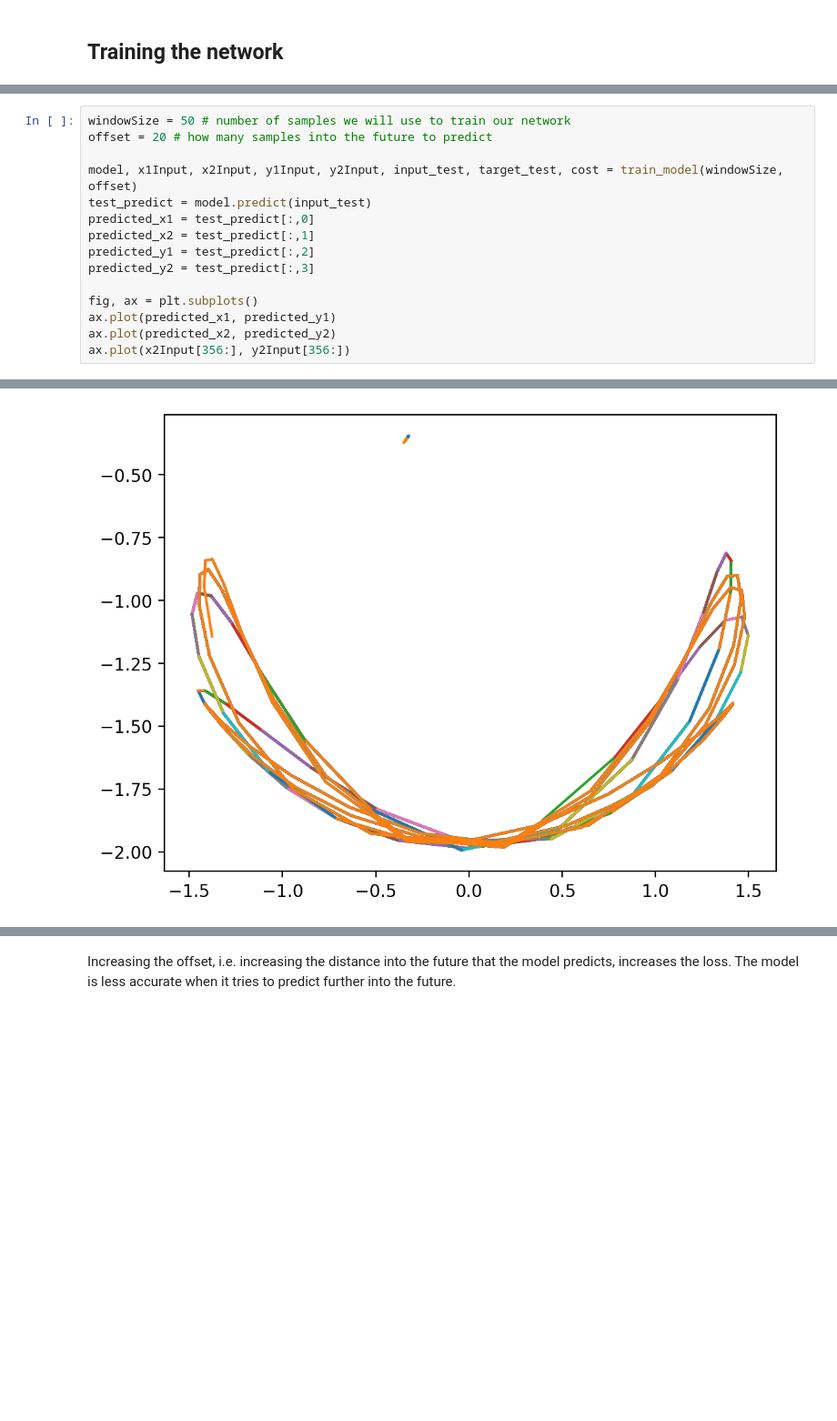
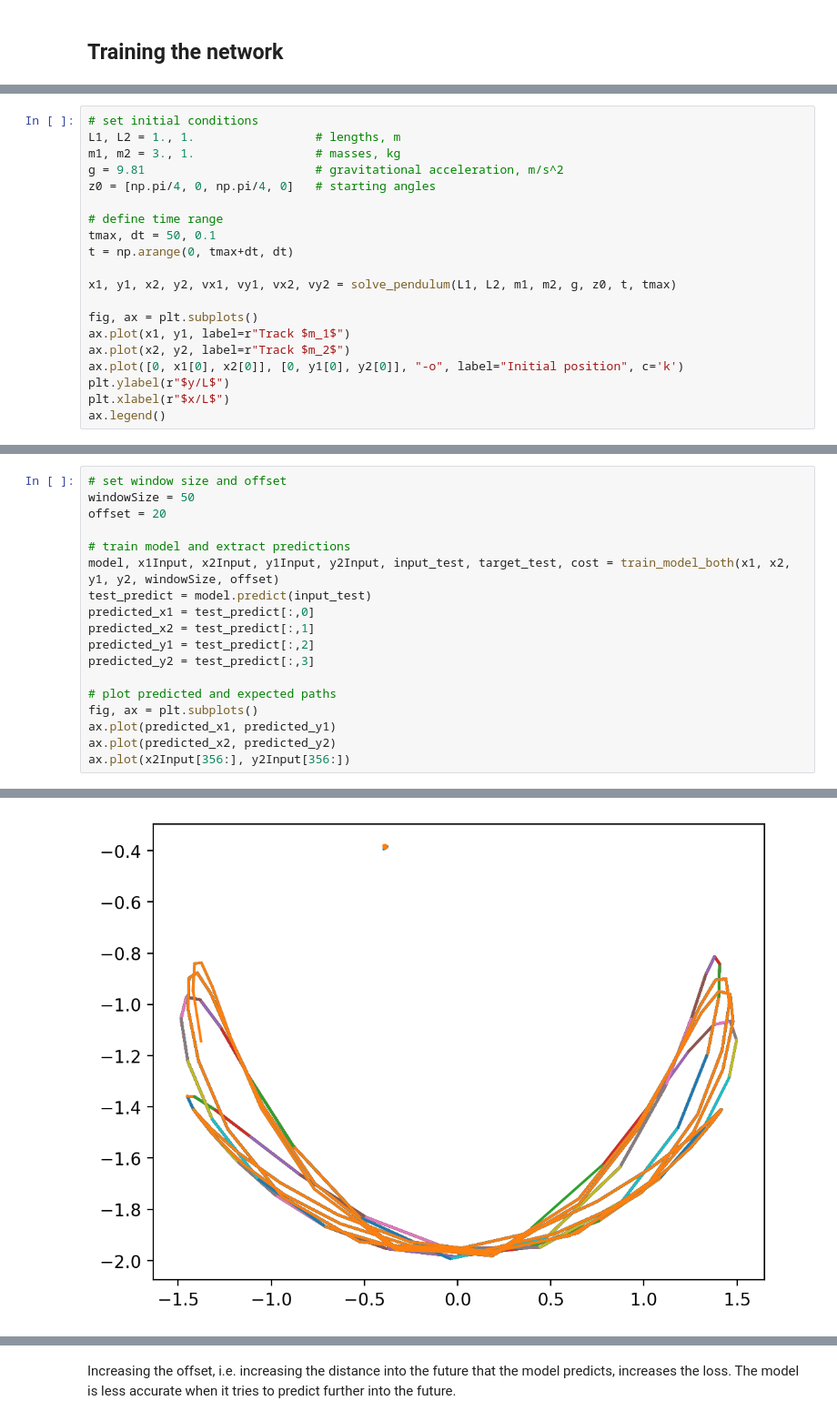
Before and after one commit to rhtweedie/ml_assignments, a Jupyter notebook: assignments/Week6_DoublePendulum.ipynb, the cells around one changed output, grey strips where cells are left out. Shown at 91% size. Saved outputs shown, nothing was run; the diff lists cells and outputs as text; blank space fills up the shorter version.

Commit message:
Train for different start angles; add commentary

```diff
--- a/assignments/Week6_DoublePendulum.ipynb
+++ b/assignments/Week6_DoublePendulum.ipynb
@@ -206,0 +257,20 @@ def train_model(windowSize, offset):
+# %%
+# set initial conditions
+L1, L2 = 1., 1.                 # lengths, m
+m1, m2 = 3., 1.                 # masses, kg
+g = 9.81                        # gravitational acceleration, m/s^2
+z0 = [np.pi/4, 0, np.pi/4, 0]   # starting angles
+
+# define time range
+tmax, dt = 50, 0.1
+t = np.arange(0, tmax+dt, dt)
+
+x1, y1, x2, y2, vx1, vy1, vx2, vy2 = solve_pendulum(L1, L2, m1, m2, g, z0, t, tmax)
+
+fig, ax = plt.subplots()
+ax.plot(x1, y1, label=r"Track $m_1$")
+ax.plot(x2, y2, label=r"Track $m_2$")
+ax.plot([0, x1[0], x2[0]], [0, y1[0], y2[0]], "-o", label="Initial position", c='k')
+plt.ylabel(r"$y/L$")
+plt.xlabel(r"$x/L$")
+ax.legend()
@@ -207,14 +282,17 @@ def train_model(windowSize, offset):
 # %%
-windowSize = 50 # number of samples we will use to train our network
-offset = 20 # how many samples into the future to predict
+# set window size and offset
+windowSize = 50
+offset = 20
 
-model, x1Input, x2Input, y1Input, y2Input, input_test, target_test, cost = train_model(windowSize, offset)
+# train model and extract predictions
+model, x1Input, x2Input, y1Input, y2Input, input_test, target_test, cost = train_model_both(x1, x2, y1, y2, windowSize, offset)
 test_predict = model.predict(input_test)
 predicted_x1 = test_predict[:,0]
 predicted_x2 = test_predict[:,1]
 predicted_y1 = test_predict[:,2]
 predicted_y2 = test_predict[:,3]
 
+# plot predicted and expected paths
 fig, ax = plt.subplots()
 ax.plot(predicted_x1, predicted_y1)
 ax.plot(predicted_x2, predicted_y2)
@@ -240,18 +318,18 @@ Epoch 30/30
 [<matplotlib.lines.Line2D at 0x...>,
  <matplotlib.lines.Line2D at 0x...>,
  <matplotlib.lines.Line2D at 0x...>,
  <matplotlib.lines.Line2D at 0x...>,
  <matplotlib.lines.Line2D at 0x...>,
  <matplotlib.lines.Line2D at 0x...>,
  <matplotlib.lines.Line2D at 0x...>,
  <matplotlib.lines.Line2D at 0x...>,
  <matplotlib.lines.Line2D at 0x...>,
  <matplotlib.lines.Line2D at 0x...>,
  <matplotlib.lines.Line2D at 0x...>,
  <matplotlib.lines.Line2D at 0x...>,
 ... (34 lines left out)
  <matplotlib.lines.Line2D at 0x...>,
  <matplotlib.lines.Line2D at 0x...>,
  <matplotlib.lines.Line2D at 0x...>,
  <matplotlib.lines.Line2D at 0x...>]
-[figure, old version]
+[figure, new version]
```
Also changed, not shown: parts of 22 cells of this notebook.
